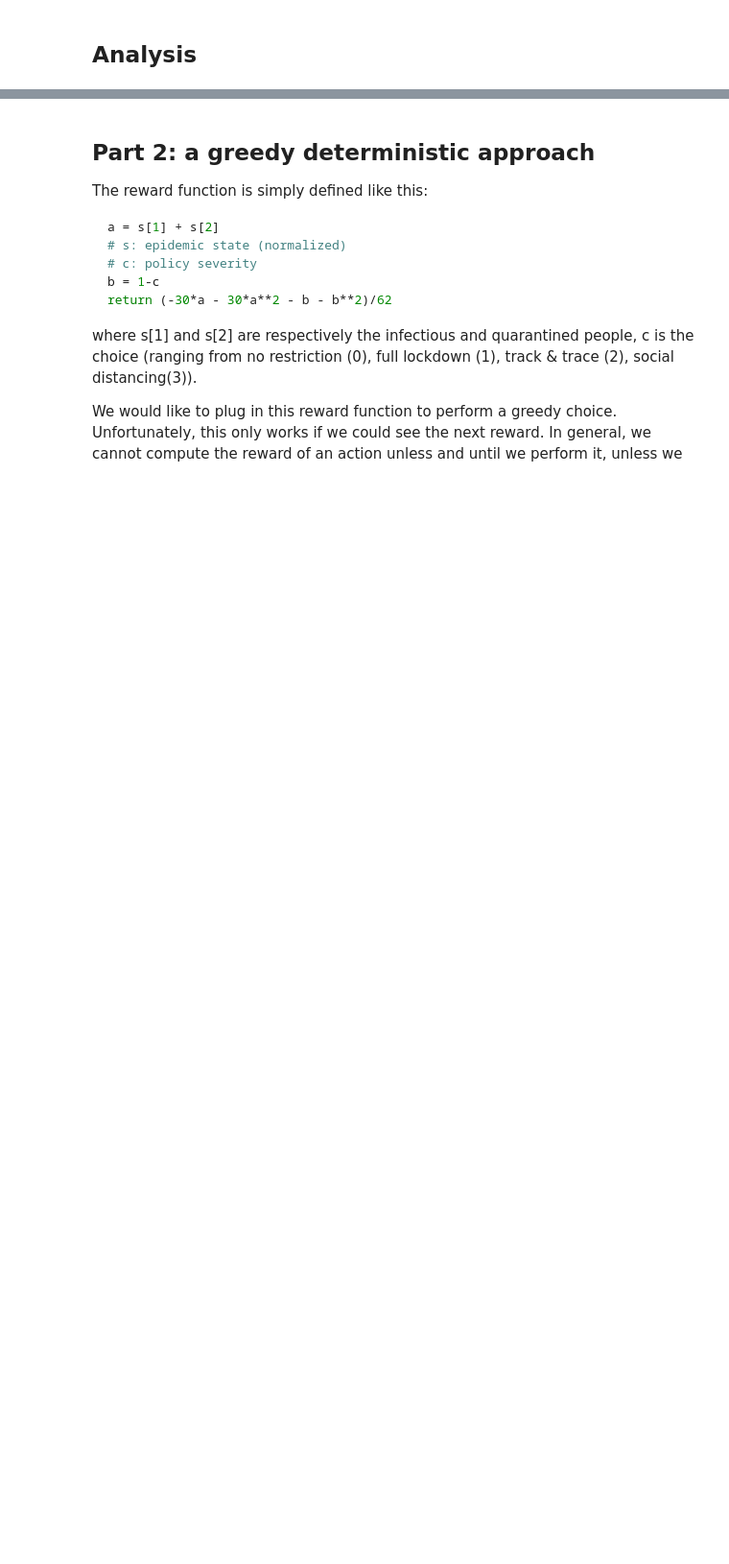
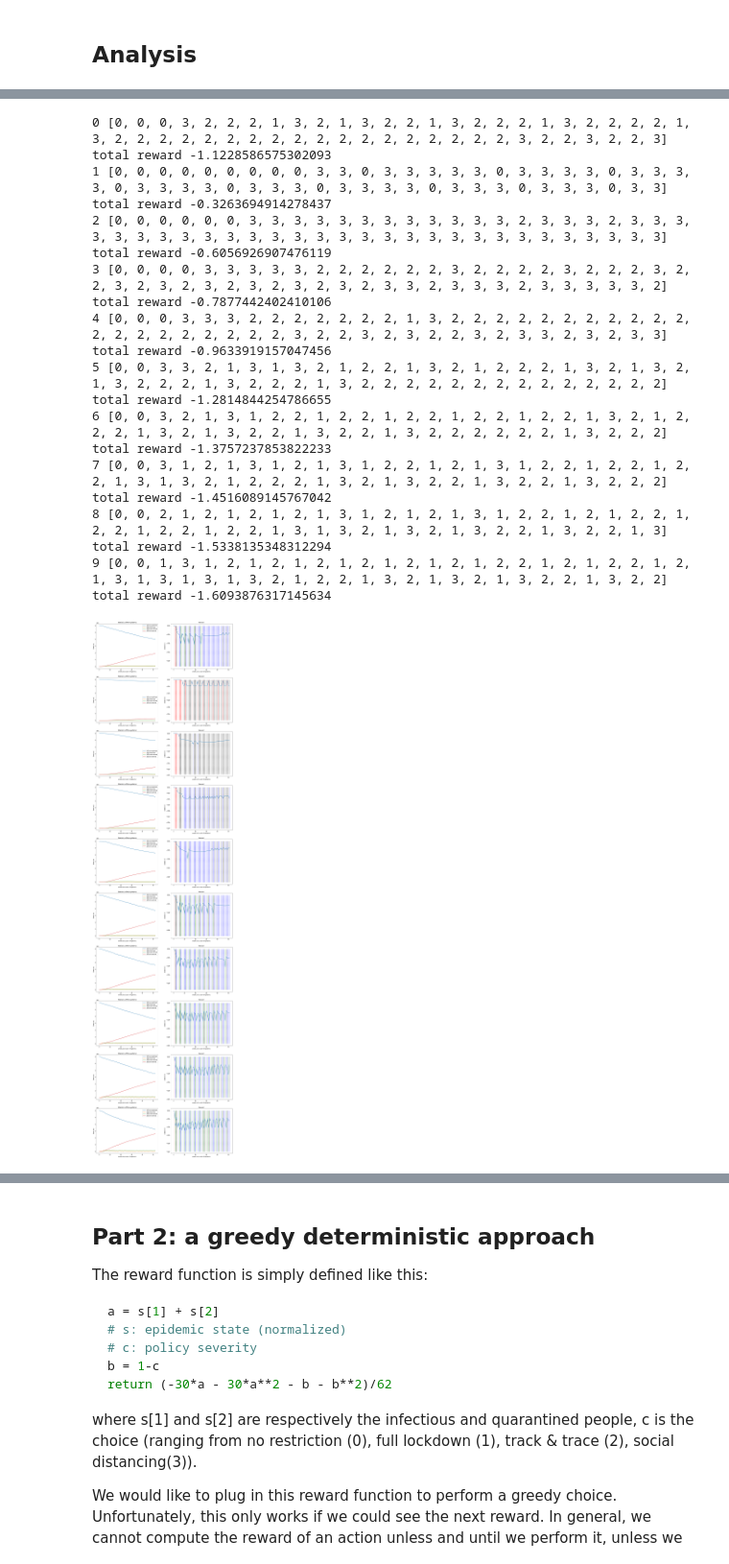
Before and after one commit to erolm-a/ai-coursework-2020, a Jupyter notebook: notebooks/run_deterministic_greedy.ipynb, the cells around one changed output, grey strips where cells are left out. Shown at 96% size. Cells and saved outputs as stored; diff of their text form; code cells hidden in the pictures; blank space fills up the shorter version.

```diff
--- a/notebooks/run_deterministic_greedy.ipynb
+++ b/notebooks/run_deterministic_greedy.ipynb
@@ -113,0 +50,24 @@ total reward -1.1228586575302093
+# %%
+utils.evaluate(greedy_threshold, full_eval=True)
+# %% [output]
+0 [0, 0, 0, 3, 2, 2, 2, 1, 3, 2, 1, 3, 2, 2, 1, 3, 2, 2, 2, 1, 3, 2, 2, 2, 2, 1, 3, 2, 2, 2, 2, 2, 2, 2, 2, 2, 2, 2, 2, 2, 2, 2, 2, 2, 2, 3, 2, 2, 3, 2, 2, 3]
+total reward -1.1228586575302093
+1 [0, 0, 0, 0, 0, 0, 0, 0, 0, 3, 3, 0, 3, 3, 3, 3, 3, 0, 3, 3, 3, 3, 0, 3, 3, 3, 3, 0, 3, 3, 3, 3, 0, 3, 3, 3, 0, 3, 3, 3, 3, 0, 3, 3, 3, 0, 3, 3, 3, 0, 3, 3]
+total reward -0.3263694914278437
+2 [0, 0, 0, 0, 0, 0, 3, 3, 3, 3, 3, 3, 3, 3, 3, 3, 3, 3, 2, 3, 3, 3, 2, 3, 3, 3, 3, 3, 3, 3, 3, 3, 3, 3, 3, 3, 3, 3, 3, 3, 3, 3, 3, 3, 3, 3, 3, 3, 3, 3, 3, 3]
+total reward -0.6056926907476119
+3 [0, 0, 0, 0, 3, 3, 3, 3, 3, 2, 2, 2, 2, 2, 2, 3, 2, 2, 2, 2, 3, 2, 2, 2, 3, 2, 2, 3, 2, 3, 2, 3, 2, 3, 2, 3, 2, 3, 2, 3, 3, 2, 3, 3, 3, 2, 3, 3, 3, 3, 3, 2]
+total reward -0.7877442402410106
+4 [0, 0, 0, 3, 3, 3, 2, 2, 2, 2, 2, 2, 2, 1, 3, 2, 2, 2, 2, 2, 2, 2, 2, 2, 2, 2, 2, 2, 2, 2, 2, 2, 2, 2, 2, 3, 2, 2, 3, 2, 3, 2, 2, 3, 2, 3, 3, 2, 3, 2, 3, 3]
+total reward -0.9633919157047456
+5 [0, 0, 3, 3, 2, 1, 3, 1, 3, 2, 1, 2, 2, 1, 3, 2, 1, 2, 2, 2, 1, 3, 2, 1, 3, 2, 1, 3, 2, 2, 2, 1, 3, 2, 2, 2, 1, 3, 2, 2, 2, 2, 2, 2, 2, 2, 2, 2, 2, 2, 2, 2]
+total reward -1.2814844254786655
+6 [0, 0, 3, 2, 1, 3, 1, 2, 2, 1, 2, 2, 1, 2, 2, 1, 2, 2, 1, 2, 2, 1, 3, 2, 1, 2, 2, 2, 1, 3, 2, 1, 3, 2, 2, 1, 3, 2, 2, 1, 3, 2, 2, 2, 2, 2, 2, 1, 3, 2, 2, 2]
+total reward -1.3757237853822233
+7 [0, 0, 3, 1, 2, 1, 3, 1, 2, 1, 3, 1, 2, 2, 1, 2, 1, 3, 1, 2, 2, 1, 2, 2, 1, 2, 2, 1, 3, 1, 3, 2, 1, 2, 2, 2, 1, 3, 2, 1, 3, 2, 2, 1, 3, 2, 2, 1, 3, 2, 2, 2]
+total reward -1.4516089145767042
+8 [0, 0, 2, 1, 2, 1, 2, 1, 2, 1, 3, 1, 2, 1, 2, 1, 3, 1, 2, 2, 1, 2, 1, 2, 2, 1, 2, 2, 1, 2, 2, 1, 2, 2, 1, 3, 1, 3, 2, 1, 3, 2, 1, 3, 2, 2, 1, 3, 2, 2, 1, 3]
+total reward -1.5338135348312294
+9 [0, 0, 1, 3, 1, 2, 1, 2, 1, 2, 1, 2, 1, 2, 1, 2, 1, 2, 2, 1, 2, 1, 2, 2, 1, 2, 1, 3, 1, 3, 1, 3, 1, 3, 2, 1, 2, 2, 1, 3, 2, 1, 3, 2, 1, 3, 2, 2, 1, 3, 2, 2]
+total reward -1.6093876317145634
+[figure, added]
```
Also changed, not shown: parts of 20 cells of this notebook.
